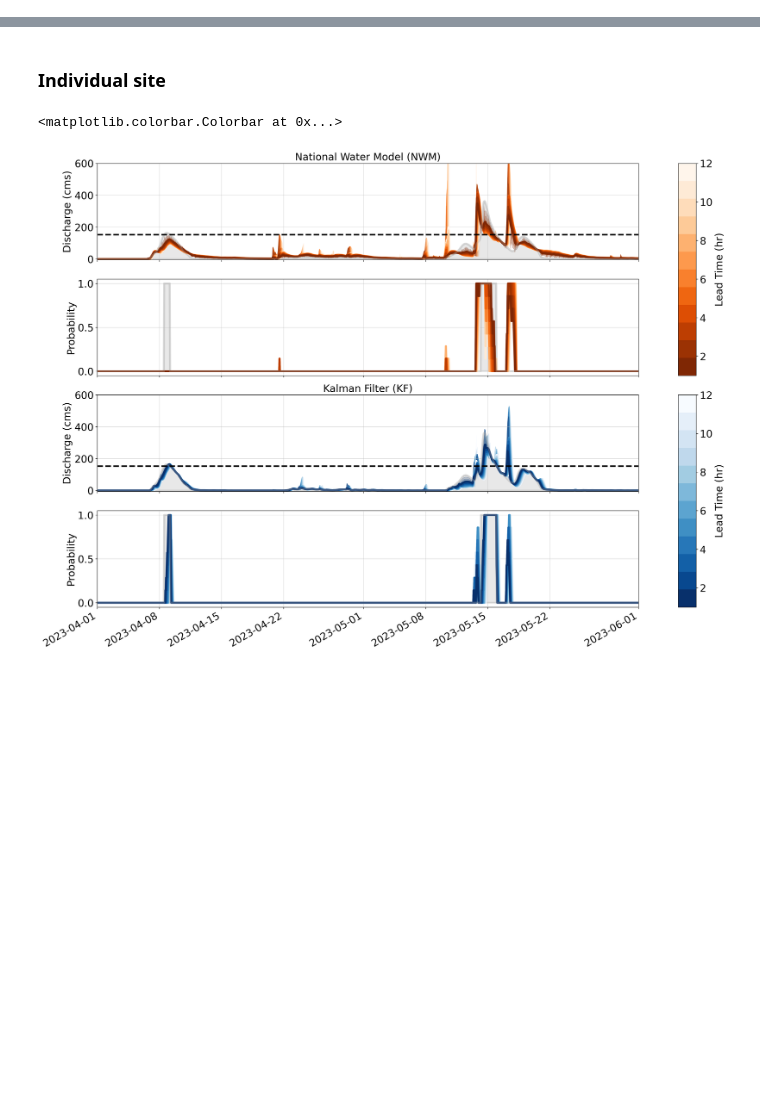
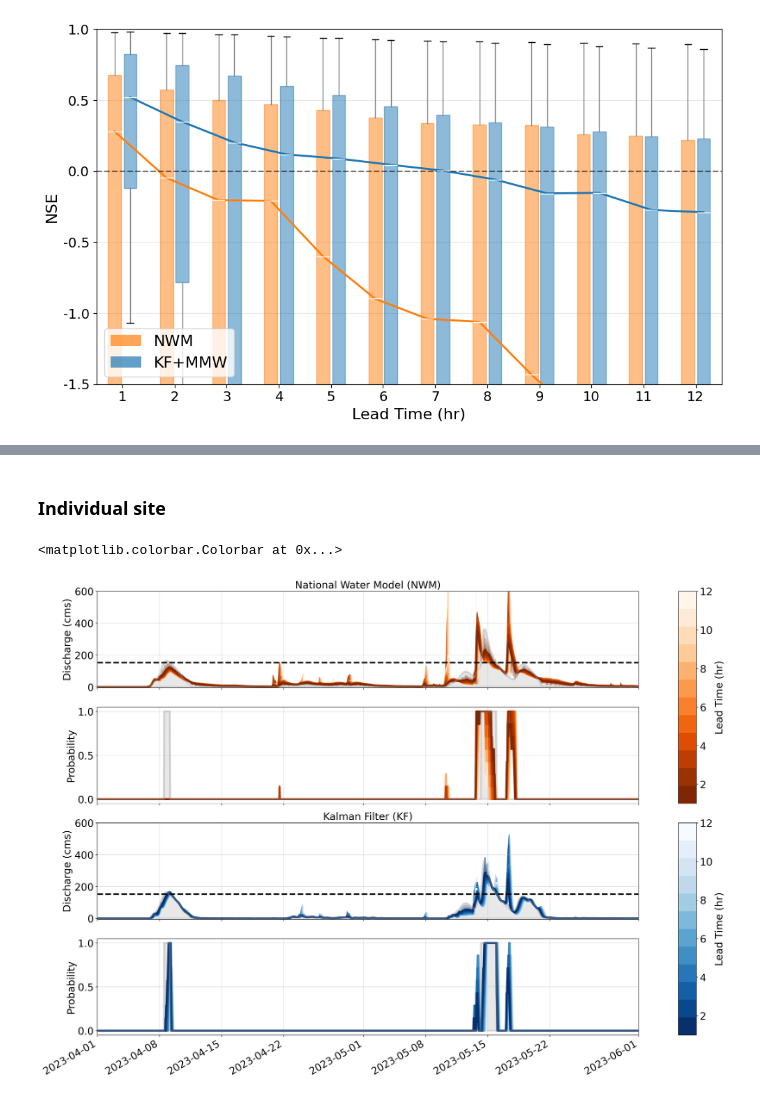
Before and after one commit to future-water/bridge-flood-early-warning-system, a Jupyter notebook: evaluation/performance_evaluation.ipynb, the cells around one changed output, grey strips where cells are left out. Cells and saved outputs as stored; diff of their text form; code cells hidden in the pictures; blank space fills up the shorter version.

```diff
--- a/evaluation/performance_evaluation.ipynb
+++ b/evaluation/performance_evaluation.ipynb
@@ -322,0 +346,35 @@ plt.show()
+# %%
+all_kge_raw = {lt: [] for lt in range(1, 13)}
+all_kge_da = {lt: [] for lt in range(1, 13)}
+all_nse_raw = {lt: [] for lt in range(1, 13)}
+all_nse_da = {lt: [] for lt in range(1, 13)}
+
+for lead_time in range(1, 13):
+    for result in results:
+        # Extract KGE values, handling missing keys
+        if lead_time in result.get('kge_raws', {}):
+            value = result['kge_raws'][lead_time]
+            if not np.isnan(value) and not np.isinf(value):
+                all_kge_raw[lead_time].append(value)
+
+        if lead_time in result.get('kge_das', {}):
+            value = result['kge_das'][lead_time]
+            if not np.isnan(value) and not np.isinf(value):
+                all_kge_da[lead_time].append(value)
+
+        # Extract NSE values, handling missing keys
+        if lead_time in result.get('nse_raws', {}):
+            value = result['nse_raws'][lead_time]
+            if not np.isnan(value) and not np.isinf(value):
+                all_nse_raw[lead_time].append(value)
+
+        if lead_time in result.get('nse_das', {}):
+            value = result['nse_das'][lead_time]
+            if not np.isnan(value) and not np.isinf(value):
+                all_nse_da[lead_time].append(value)
+# %%
+# Create NSE figure
+nse_fig = create_boxplot_figure('NSE', all_nse_raw, all_nse_da)
+plt.show()
+# %% [output]
+[figure, added]
```
Also changed, not shown: parts of 11 cells of this notebook, 2 other files.
